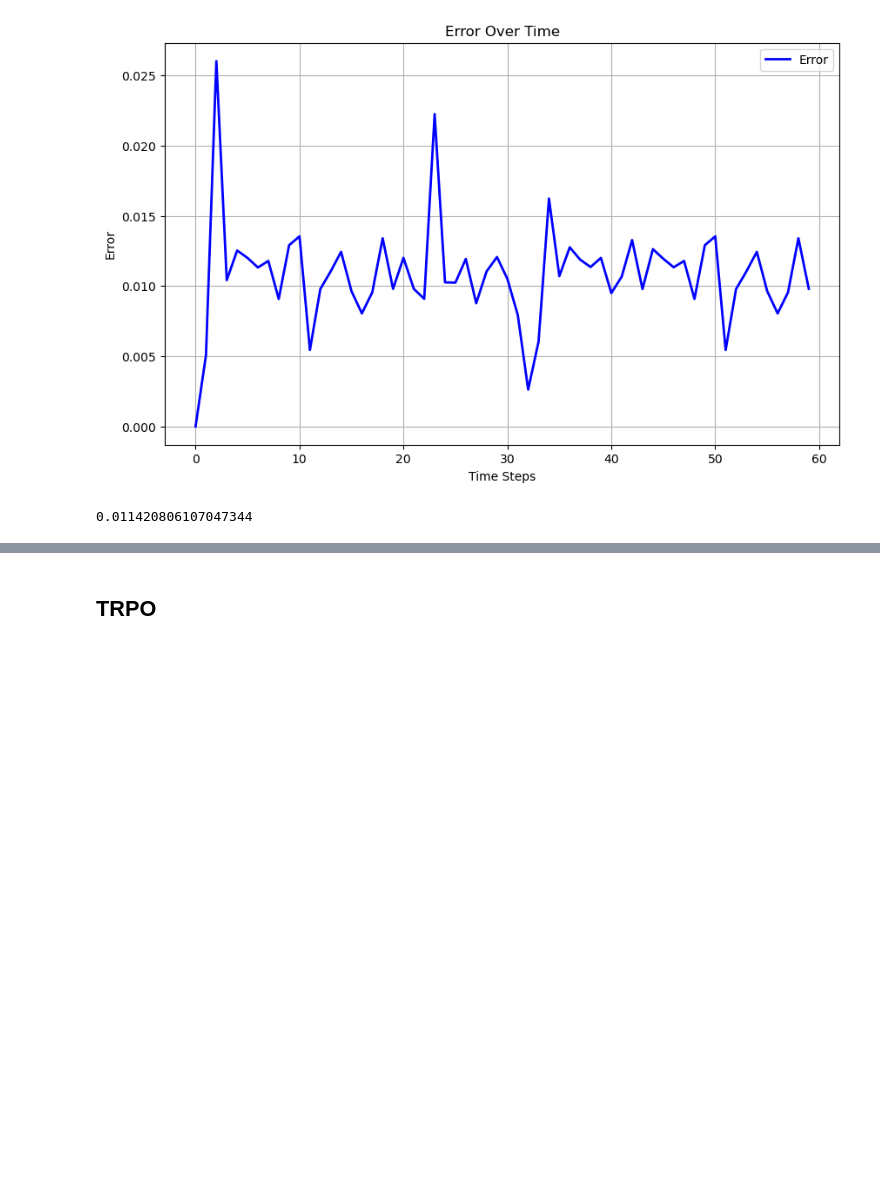
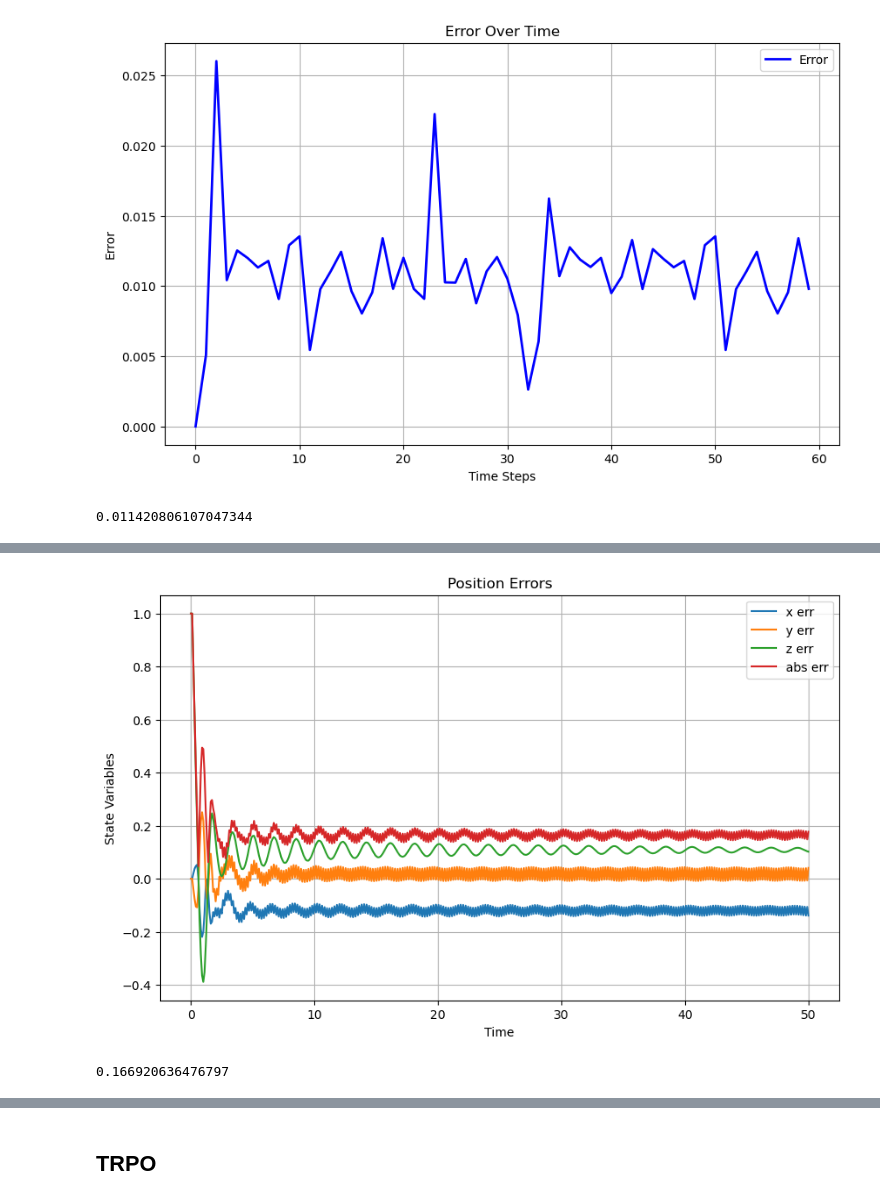
Before and after one commit to damurka5/RL_CDPR, a Jupyter notebook: notebooks/11_SB3_PPO&DDPG&TRPO_evaluation.ipynb, the cells around one changed output, grey strips where cells are left out. Cells and saved outputs as stored; diff of their text form; code cells hidden in the pictures; blank space fills up the shorter version.

```diff
--- a/notebooks/11_SB3_PPO&DDPG&TRPO_evaluation.ipynb
+++ b/notebooks/11_SB3_PPO&DDPG&TRPO_evaluation.ipynb
@@ -666,0 +706,8 @@ np.sqrt(mean_err)
+# %%
+plot_position_error(sol_sac, des_pos, t_span)
+# %% [output]
+[figure, added]
+# %%
+get_rms_err(sol_sac[15:], des_pos, t_span[15:])
+# %% [output]
+0.166920636476797
```
Also changed, not shown: parts of 17 cells of this notebook.
